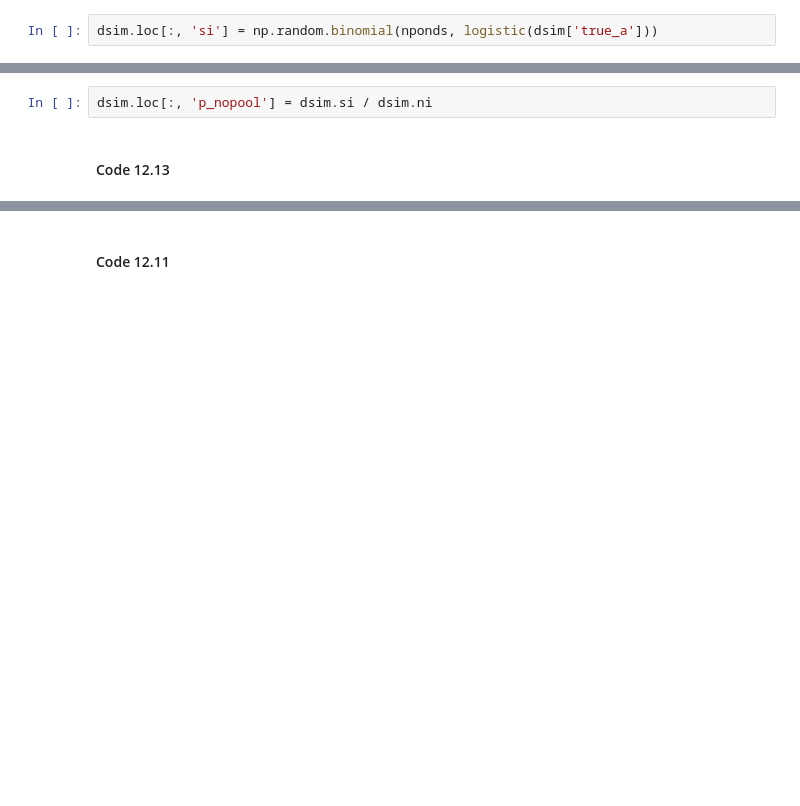
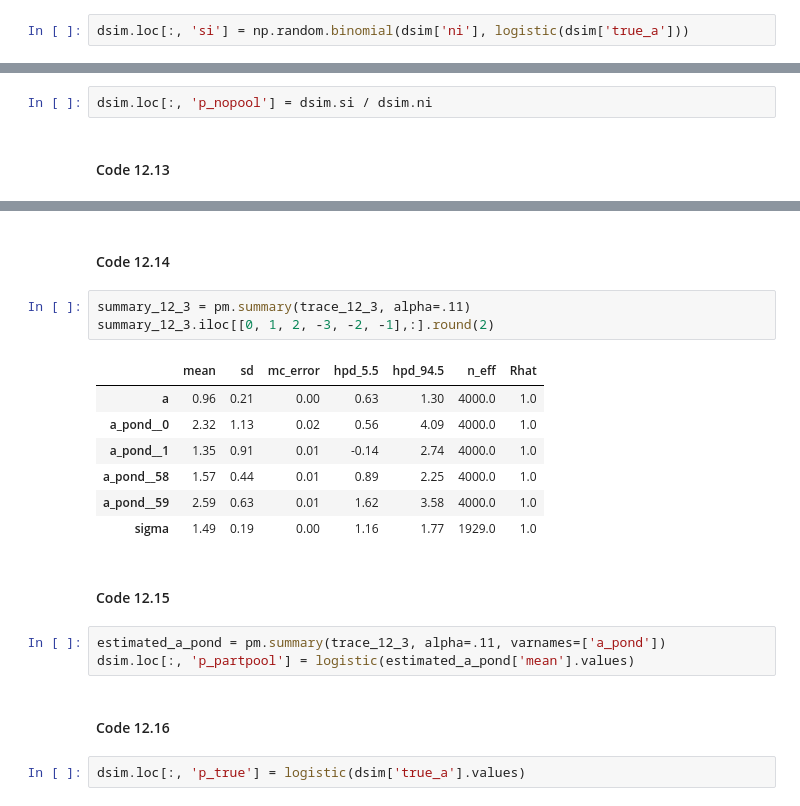
Before and after one commit to aloctavodia/Statistical-Rethinking-with-Python-and-PyMC3, a Jupyter notebook: Chp_12.ipynb, the cells around one changed output, grey strips where cells are left out. Drawn from its saved outputs; the diff is of its cells as text; blank space fills up the shorter version.

```diff
--- a/Chp_12.ipynb
+++ b/Chp_12.ipynb
@@ -141,7 +139,7 @@ Data types related. Python is dynamically-typed.
 # %% [markdown]
 #### Code 12.11
 # %%
-dsim.loc[:, 'si'] = np.random.binomial(nponds, logistic(dsim['true_a']))
+dsim.loc[:, 'si'] = np.random.binomial(dsim['ni'], logistic(dsim['true_a']))
 # %% [markdown]
 #### Code 12.12
 # %%
@@ -171,2 +160,22 @@ dsim
 # %% [markdown]
-#### Code 12.11
+#### Code 12.14
+# %%
+summary_12_3 = pm.summary(trace_12_3, alpha=.11)
+summary_12_3.iloc[[0, 1, 2, -3, -2, -1],:].round(2)
+# %% [output]
+|  | mean | sd | mc_error | hpd_5.5 | hpd_94.5 | n_eff | Rhat |
+| a | 0.96 | 0.21 | 0.00 | 0.63 | 1.30 | 4000.0 | 1.0 |
+| a_pond__0 | 2.32 | 1.13 | 0.02 | 0.56 | 4.09 | 4000.0 | 1.0 |
+| a_pond__1 | 1.35 | 0.91 | 0.01 | -0.14 | 2.74 | 4000.0 | 1.0 |
+| a_pond__58 | 1.57 | 0.44 | 0.01 | 0.89 | 2.25 | 4000.0 | 1.0 |
+| a_pond__59 | 2.59 | 0.63 | 0.01 | 1.62 | 3.58 | 4000.0 | 1.0 |
+| sigma | 1.49 | 0.19 | 0.00 | 1.16 | 1.77 | 1929.0 | 1.0 |
+# %% [markdown]
+#### Code 12.15
+# %%
+estimated_a_pond = pm.summary(trace_12_3, alpha=.11, varnames=['a_pond'])
+dsim.loc[:, 'p_partpool'] = logistic(estimated_a_pond['mean'].values)
+# %% [markdown]
+#### Code 12.16
+# %%
+dsim.loc[:, 'p_true'] = logistic(dsim['true_a'].values)
```
Also changed, not shown: parts of 23 cells of this notebook.
